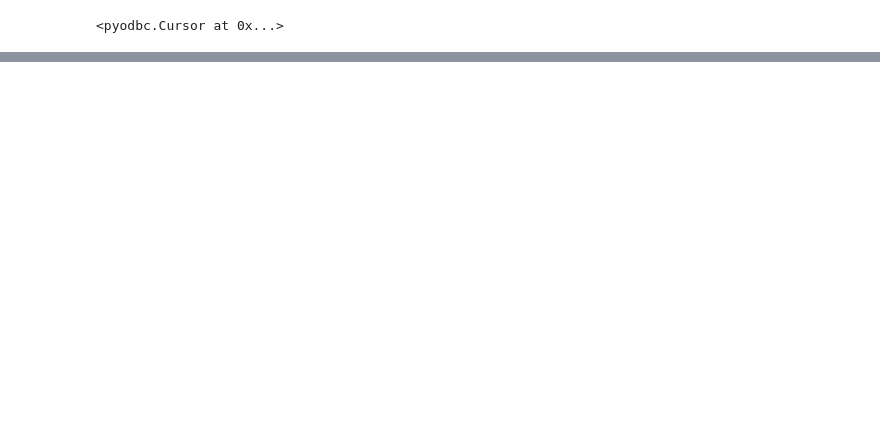
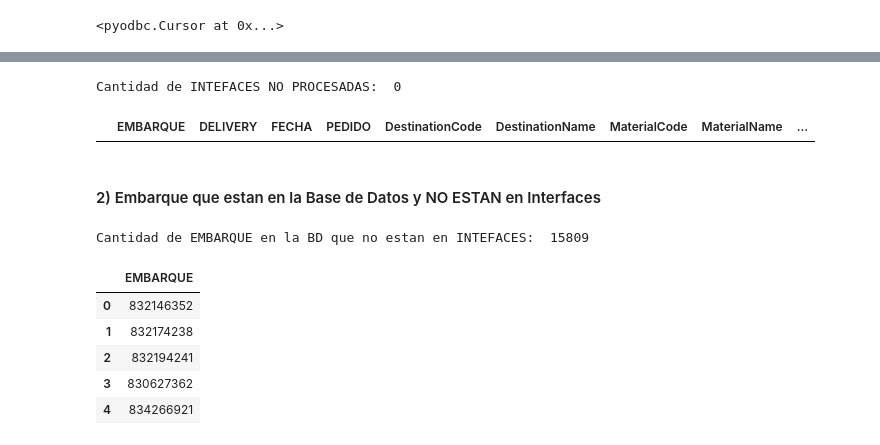
Before and after one commit to EWECORP/PYTHON, a Jupyter notebook: VIGILO/BAYERLogs.ipynb, the cells around one changed output, grey strips where cells are left out. Drawn from its saved outputs; the diff is of its cells as text; code cells hidden in the pictures; blank space fills up the shorter version.

```diff
--- a/VIGILO/BAYERLogs.ipynb
+++ b/VIGILO/BAYERLogs.ipynb
@@ -454,0 +548,8 @@ df.to_excel("./SQLServer.xlsx")
+# %%
+print("Cantidad de INTEFACES NO PROCESADAS: ",len(result_df))
+# %% [output]
+Cantidad de INTEFACES NO PROCESADAS:  0
+# %%
+result_df.head()
+# %% [output]
+|  | EMBARQUE | DELIVERY | FECHA | PEDIDO | DestinationCode | DestinationName | MaterialCode | MaterialName | ... |
@@ -454,0 +562,3 @@ df.to_excel("./SQLServer.xlsx")
+# %% [markdown]
+
+#### 2) Embarque que estan en la Base de Datos y NO ESTAN en Interfaces
@@ -454,0 +575,20 @@ df.to_excel("./SQLServer.xlsx")
+# %%
+# ALTERNATIVA --> Verificando si está contenido
+# Crear una serie booleana que indica si cada valor de 'EMBARQUE' en 'sqldf' está también en 'df'
+mask = sqldf['EMBARQUE'].isin(df['EMBARQUE'])
+
+# Usar la negación de la máscara para filtrar registros
+result_df = sqldf[~mask]
+# %%
+print("Cantidad de EMBARQUE en la BD que no estan en INTEFACES: ",len(result_df))
+# %% [output]
+Cantidad de EMBARQUE en la BD que no estan en INTEFACES:  15809
+# %%
+result_df.head()
+# %% [output]
+|  | EMBARQUE |
+| 0 | 832146352 |
+| 1 | 832174238 |
+| 2 | 832194241 |
+| 3 | 830627362 |
+| 4 | 834266921 |
```
Also changed, not shown: parts of 40 cells of this notebook, 5 other files.
